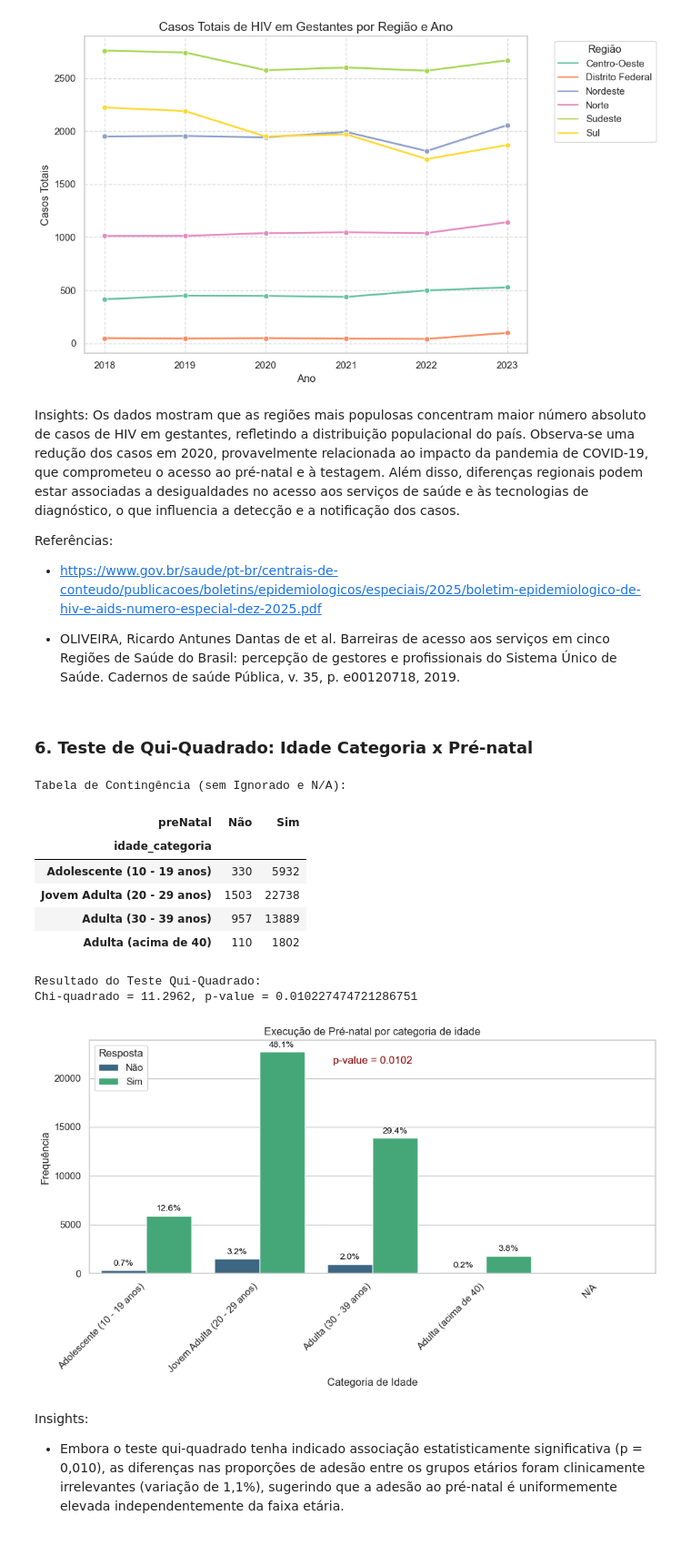
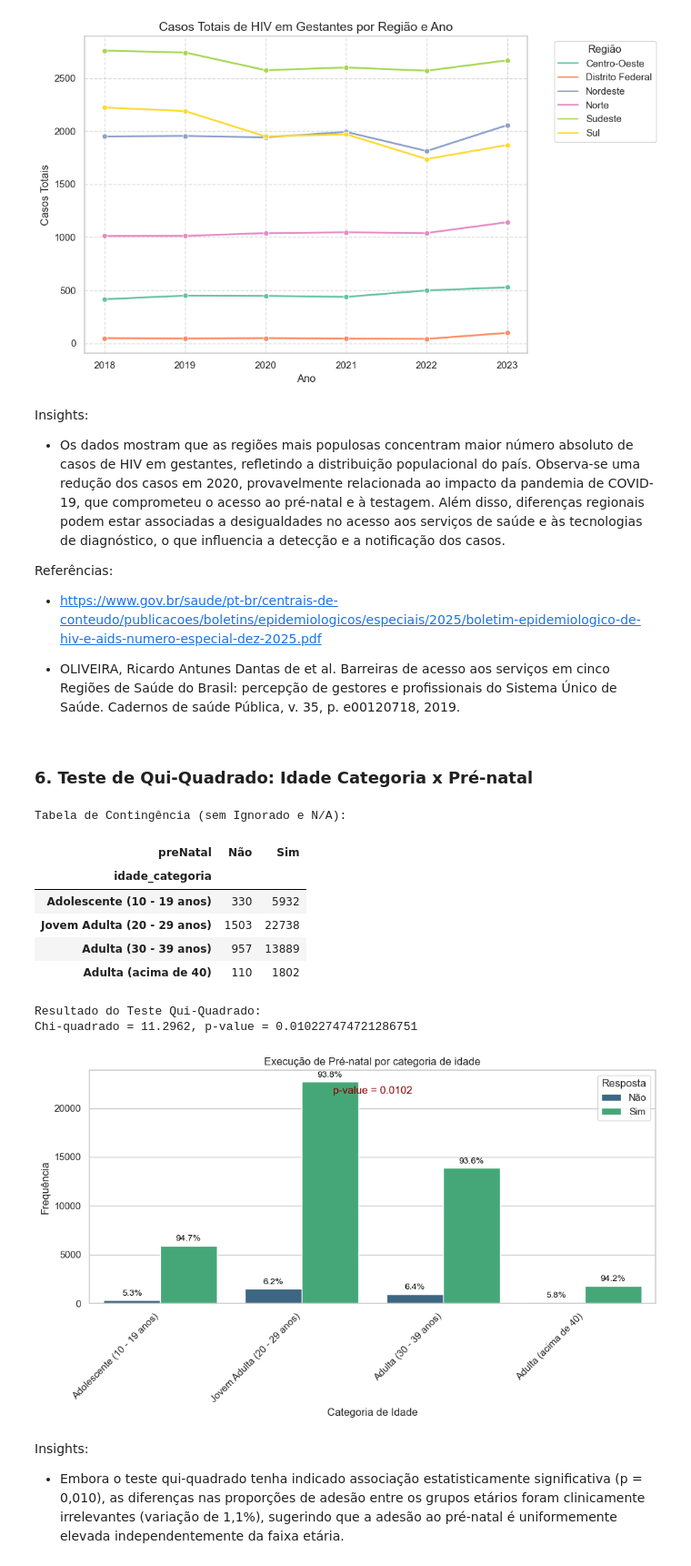
Before and after one commit to psantiago20/Desafio_Relampago_Analytics, a Jupyter notebook: notebooks/HIV-Gestante-Completo.ipynb, the cells around one changed output. Shown at 91% size. Saved outputs shown, nothing was run; the diff lists cells and outputs as text; code cells hidden in the pictures.

Commit message:
Refactor: Format an insight with a bullet point and clean up notebook image outputs.

```diff
--- a/notebooks/HIV-Gestante-Completo.ipynb
+++ b/notebooks/HIV-Gestante-Completo.ipynb
@@ -265,7 +265,7 @@ plt.show()
 [figure]
 # %% [markdown]
 Insights:
-Os dados mostram que as regiões mais populosas concentram maior número absoluto de casos de HIV em gestantes, refletindo a distribuição populacional do país. Observa-se uma redução dos casos em 2020, provavelmente relacionada ao impacto da pandemia de COVID-19, que comprometeu o acesso ao pré-natal e à testagem. Além disso, diferenças regionais podem estar associadas a desigualdades no acesso aos serviços de saúde e às tecnologias de diagnóstico, o que influencia a detecção e a notificação dos casos.
+- Os dados mostram que as regiões mais populosas concentram maior número absoluto de casos de HIV em gestantes, refletindo a distribuição populacional do país. Observa-se uma redução dos casos em 2020, provavelmente relacionada ao impacto da pandemia de COVID-19, que comprometeu o acesso ao pré-natal e à testagem. Além disso, diferenças regionais podem estar associadas a desigualdades no acesso aos serviços de saúde e às tecnologias de diagnóstico, o que influencia a detecção e a notificação dos casos.
 
 Referências:
 - https://www.gov.br/saude/pt-br/centrais-de-conteudo/publicacoes/boletins/epidemiologicos/especiais/2025/boletim-epidemiologico-de-hiv-e-aids-numero-especial-dez-2025.pdf
@@ -274,18 +274,18 @@ Referências:
 # %% [markdown]
 ### 6. Teste de Qui-Quadrado: Idade Categoria x Pré-natal
 # %%
-from scipy.stats import chi2_contingency
-import matplotlib.pyplot as plt
-import seaborn as sns
-import pandas as pd
-import numpy as np
-
 # Remover linhas com NA nas categorias, "N/A" e Ignorados
 df_q1 = data.dropna(subset=['idade_categoria', 'preNatal'])
 df_q1 = df_q1[(df_q1['idade_categoria'] != 'N/A') & (df_q1['preNatal'] != 'Ignorado')]
 
 # Tabela de Contingência
 tabela_contingencia = pd.crosstab(df_q1['idade_categoria'], df_q1['preNatal'])
+
+# --- CORREÇÃO 1: Matar o espaço fantasma do "N/A" ---
+# Se for uma coluna categórica, o "N/A" sobrevive nela. Vamos forçar a exclusão dele aqui:
+if 'N/A' in tabela_contingencia.index:
+    tabela_contingencia = tabela_contingencia.drop('N/A')
+
 print("Tabela de Contingência (sem Ignorado e N/A):\n")
 display(tabela_contingencia)
 
@@ -294,60 +294,63 @@ chi2, p_value, dof, expected = chi2_contingency(tabela_contingencia)
 print(f"\nResultado do Teste Qui-Quadrado:")
 print(f"Chi-quadrado = {chi2:.4f}, p-value = {p_value}")
 
-# Transformar a tabela para o formato longo exigido pelo gráfico
+# Transformar para o formato que o seaborn gosta
 tabela_df = tabela_contingencia.reset_index().melt(id_vars='idade_categoria', var_name='Resposta', value_name='Frequencia')
 
-# Garantir que a categoria "N/A" seja excluída definitivamente do gráfico,
-# mesmo se ainda constar como índice invisível na categoria original
-tabela_df = tabela_df[tabela_df['idade_categoria'] != 'N/A']
+# Transformar em texto p/ o gráfico esquecer de vez a categoria vazia do 'N/A'
+tabela_df['idade_categoria'] = tabela_df['idade_categoria'].astype(str)
 
-# Configuração e Criação do Gráfico
 plt.figure(figsize=(10, 6))
+
 ax = sns.barplot(data=tabela_df, x='idade_categoria', y='Frequencia', hue='Resposta', palette='viridis')
 
 plt.title("Execução de Pré-natal por categoria de idade")
 plt.xlabel("Categoria de Idade")
 plt.ylabel("Frequência")
 plt.xticks(rotation=45, ha='right')
 
-# --- ADIÇÃO DAS PORCENTAGENS ---
-# Pega o total absoluto apenas dos dados mostrados nessa tabela (Ex: 330 + 5932 + 1503 + ... = ~47000)
-total_casos_validos = tabela_contingencia.values.sum()
+# Add p-value annotation
+plt.annotate(f"p-value = {p_value:.4f}",
+             xy=(0.5, 0.9), xycoords='axes fraction',
+             fontsize=12, color='darkred', ha='center')
 
-# Iterar sobre todas as barras (patches) desenhadas no gráfico e anotar as porcentagens usando as frequências encontradas na tabela
+# --- CORREÇÃO 2: Calcular a % certa (DENTRO da faixa etária) ---
 for p in ax.patches:
     altura = p.get_height()
-    # Pula barras vazias ou valores nulos (para não ter divisão por zero)
     if not np.isnan(altura) and altura > 0:
-        # A Porcentagem baseando-se no total da tabela de contingencia
-        porcentagem = f'{(altura / total_casos_validos) * 100:.1f}%'
 
-        # Anota o texto no topo da barra
-        ax.annotate(porcentagem,
+        # Primeiro descobrimos qual faixa etária estamos iterando com base na posição do X
+        idx_x = int(round(p.get_x() + p.get_width() / 2))
+        categoria_nome = ax.get_xticklabels()[idx_x].get_text()
+
+        # Pega a soma TOTAL apenas para ESSA idade na tabela de contingência
+        # Ex: Adolescente total = 330 (Não) + 5932 (Sim) = 6262
+        total_da_categoria = tabela_contingencia.loc[categoria_nome].sum()
+
+        # Agora a porcentagem fica certa (330 / 6262 = 5.2%)
+        porcentagem = (altura / total_da_categoria) * 100
+
+        # Escreve a porcentagem em cima da barra
+        ax.annotate(f'{porcentagem:.1f}%',
                     (p.get_x() + p.get_width() / 2., altura),
                     ha='center', va='bottom',
                     fontsize=10, color='black',
                     xytext=(0, 3),
                     textcoords='offset points')
 
-# Add p-value annotation
-plt.annotate(f"p-value = {p_value:.4f}",
-             xy=(0.5, 0.9), xycoords='axes fraction',
-             fontsize=12, color='darkred', ha='center')
-
 plt.tight_layout()
 plt.show()
 # %% [output]
 Tabela de Contingência (sem Ignorado e N/A):
 | preNatal | Não | Sim |
 | idade_categoria |  |  |
 | Adolescente (10 - 19 anos) | 330 | 5932 |
 | Jovem Adulta (20 - 29 anos) | 1503 | 22738 |
 | Adulta (30 - 39 anos) | 957 | 13889 |
 | Adulta (acima de 40) | 110 | 1802 |
 Resultado do Teste Qui-Quadrado:
 Chi-quadrado = 11.2962, p-value = 0.010227474721286751
-[figure, old version]
+[figure, new version]
 # %% [markdown]
 Insights:
 
```
Also changed, not shown: parts of 4 cells of this notebook.
